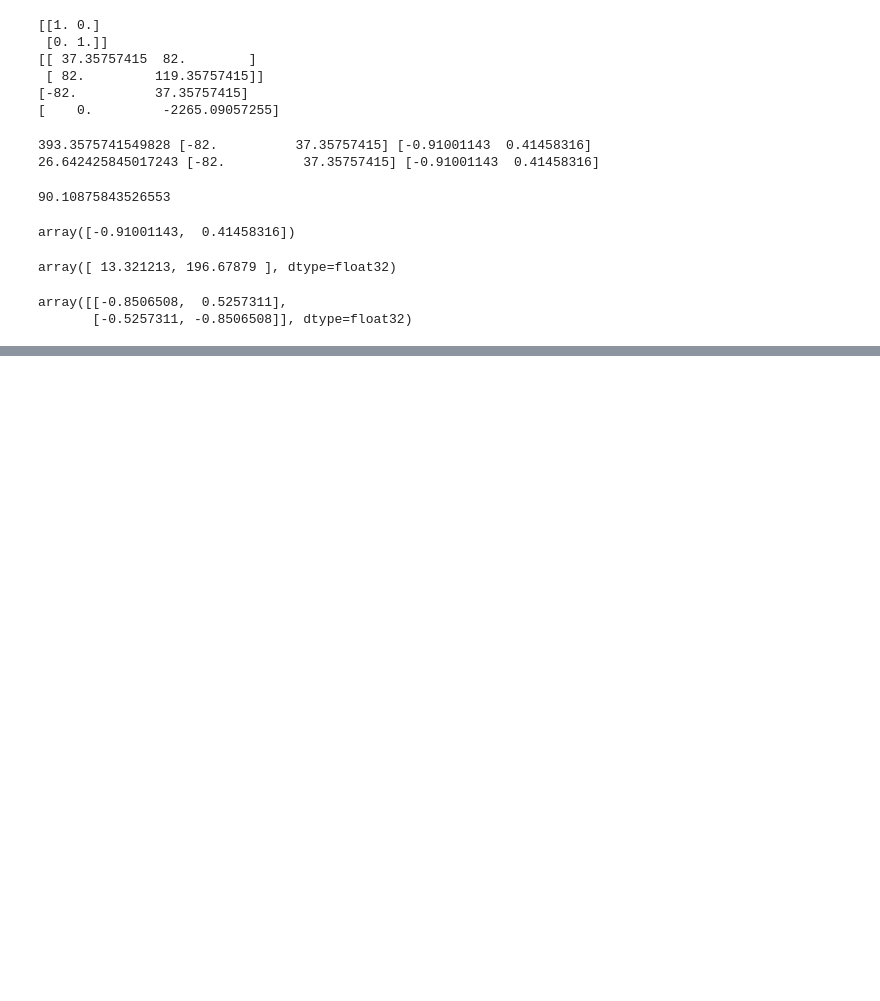
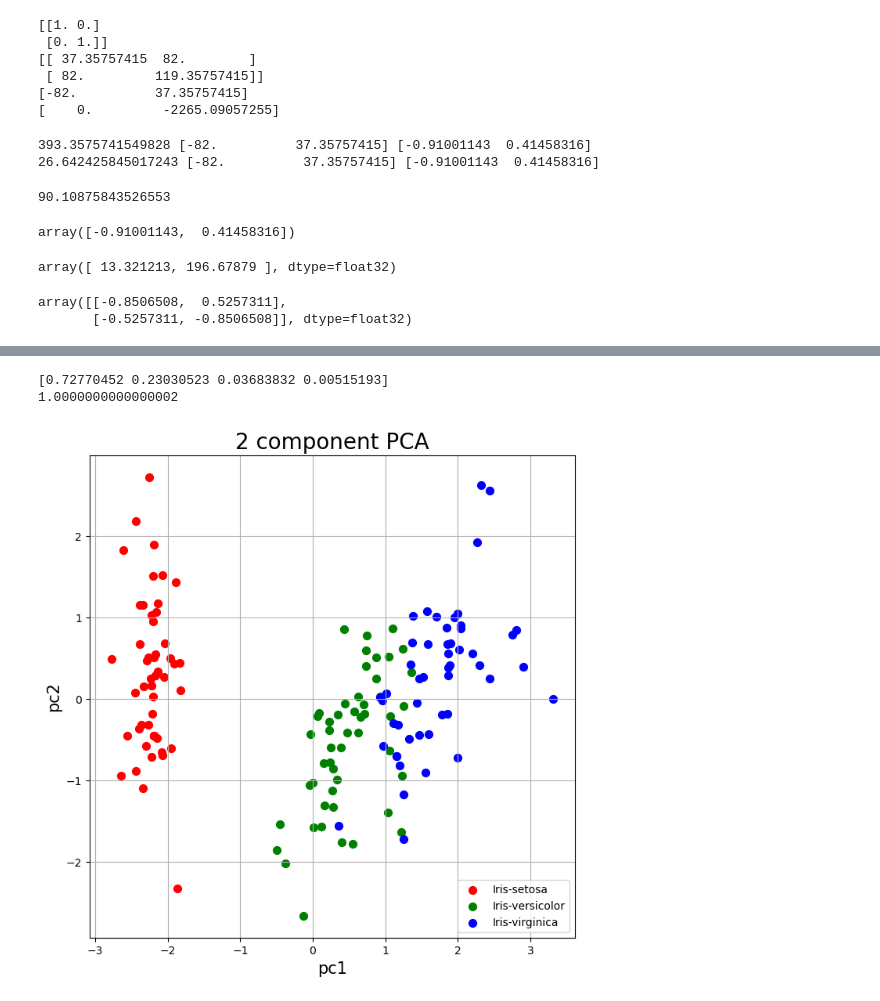
Before and after one commit to Solarthenomad/pytorch, a Jupyter notebook: week3.ipynb, the cells around one changed output, grey strips where cells are left out. Drawn from its saved outputs; the diff is of its cells as text; code cells hidden in the pictures; blank space fills up the shorter version.

```diff
--- a/week3.ipynb
+++ b/week3.ipynb
@@ -179,0 +295,35 @@ array([[-0.8506508,  0.5257311],
+# %%
+from sklearn.decomposition import PCA
+n_comp = 4
+pca = PCA(n_components=n_comp) # 주성분을 몇개로 할지 결정
+printcipalComponents = pca.fit_transform(x)
+principalDf = pd.DataFrame(data=printcipalComponents, columns = [f'pc{i}' for i in range(1, n_comp+1)])
+finalDf = pd.concat([principalDf, pd.Series(y, name='target')], axis=1)
+# 주성분으로 이루어진 데이터 프레임 구성
+# %%
+print(pca.explained_variance_ratio_)
+print(sum(pca.explained_variance_ratio_))
+# %% [output]
+[0.72770452 0.23030523 0.03683832 0.00515193]
+1.0000000000000002
+# %%
+import matplotlib.pyplot as plt
+
+fig = plt.figure(figsize = (8, 8))
+ax = fig.add_subplot(1, 1, 1)
+ax.set_xlabel('pc1', fontsize = 15)
+ax.set_ylabel('pc2', fontsize = 15)
+ax.set_title('2 component PCA', fontsize=20)
+
+targets = ['Iris-setosa', 'Iris-versicolor', 'Iris-virginica']
+colors = ['r', 'g', 'b']
+for target, color in zip(targets,colors):
+    indicesToKeep = finalDf['target'] == target
+    ax.scatter(finalDf.loc[indicesToKeep, 'pc1']
+               , finalDf.loc[indicesToKeep, 'pc2']
+               , c = color
+               , s = 50)
+ax.legend(targets)
+ax.grid()
+# %% [output]
+[figure, added]
```
Also changed, not shown: parts of 13 cells of this notebook.
